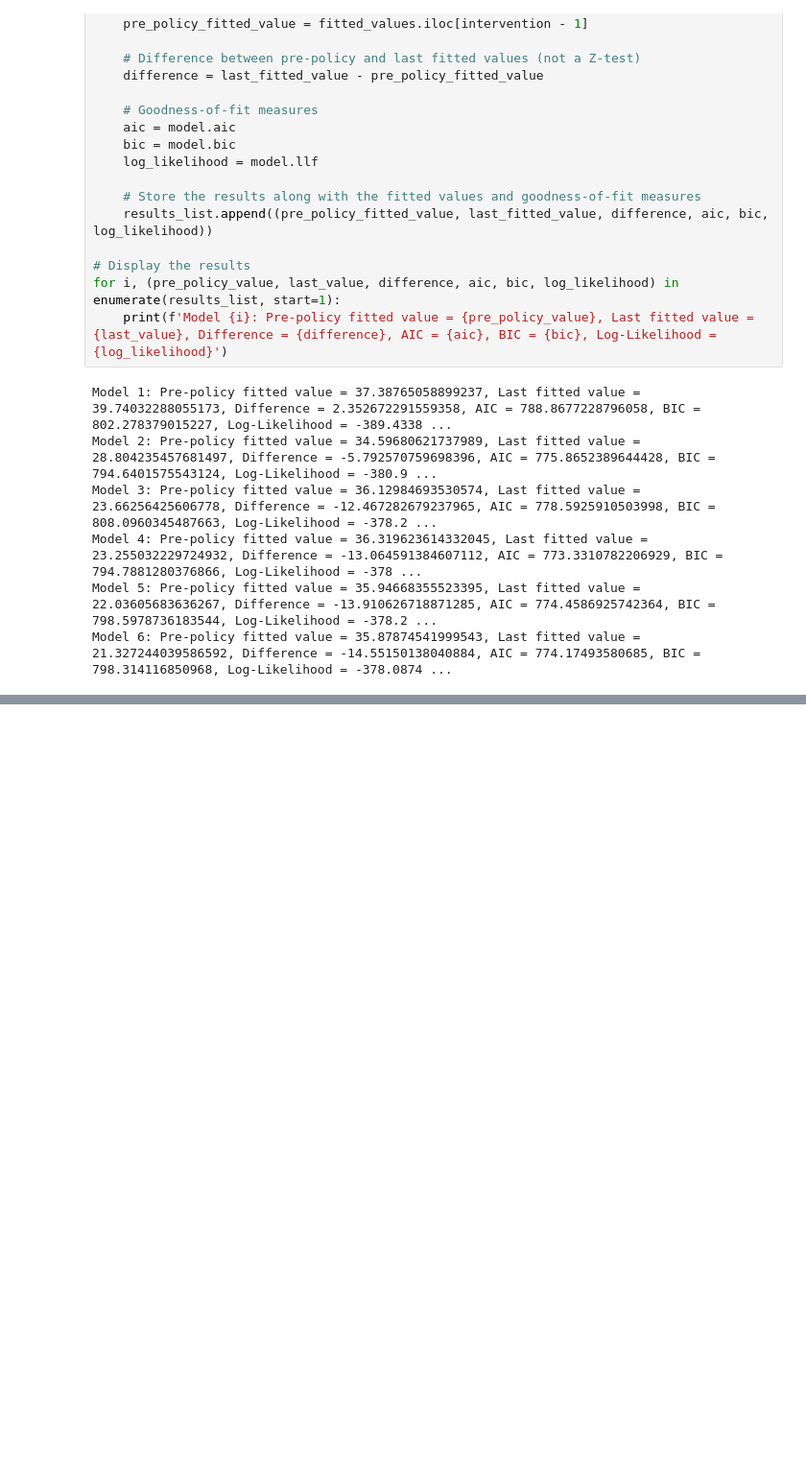
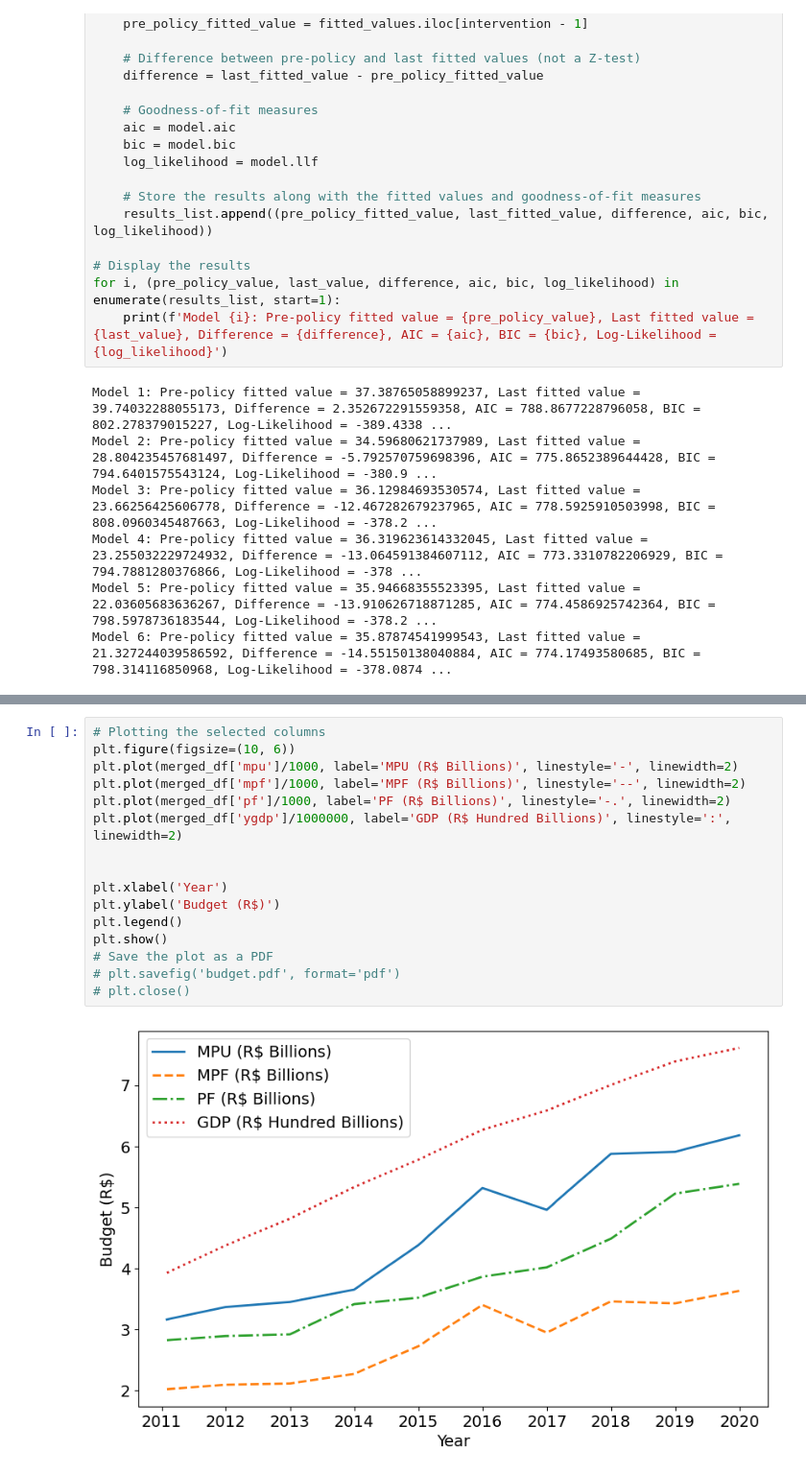
Before and after one commit to caxaxa/PhD_Empirics, a Jupyter notebook: Data_Analysis.ipynb, the cells around one changed output, grey strips where cells are left out. Shown at 96% size. Cells and saved outputs as stored; diff of their text form; blank space fills up the shorter version.

```diff
--- a/Data_Analysis.ipynb
+++ b/Data_Analysis.ipynb
@@ -2232,0 +2313,18 @@ HTML(stargazer.render_html())
+# %%
+# Plotting the selected columns
+plt.figure(figsize=(10, 6))
+plt.plot(merged_df['mpu']/1000, label='MPU (R$ Billions)', linestyle='-', linewidth=2)
+plt.plot(merged_df['mpf']/1000, label='MPF (R$ Billions)', linestyle='--', linewidth=2)
+plt.plot(merged_df['pf']/1000, label='PF (R$ Billions)', linestyle='-.', linewidth=2)
+plt.plot(merged_df['ygdp']/1000000, label='GDP (R$ Hundred Billions)', linestyle=':', linewidth=2)
+
+
+plt.xlabel('Year')
+plt.ylabel('Budget (R$)')
+plt.legend()
+plt.show()
+# Save the plot as a PDF
+# plt.savefig('budget.pdf', format='pdf')
+# plt.close()
+# %% [output]
+[figure, added]
```
Also changed, not shown: parts of 23 cells of this notebook.
